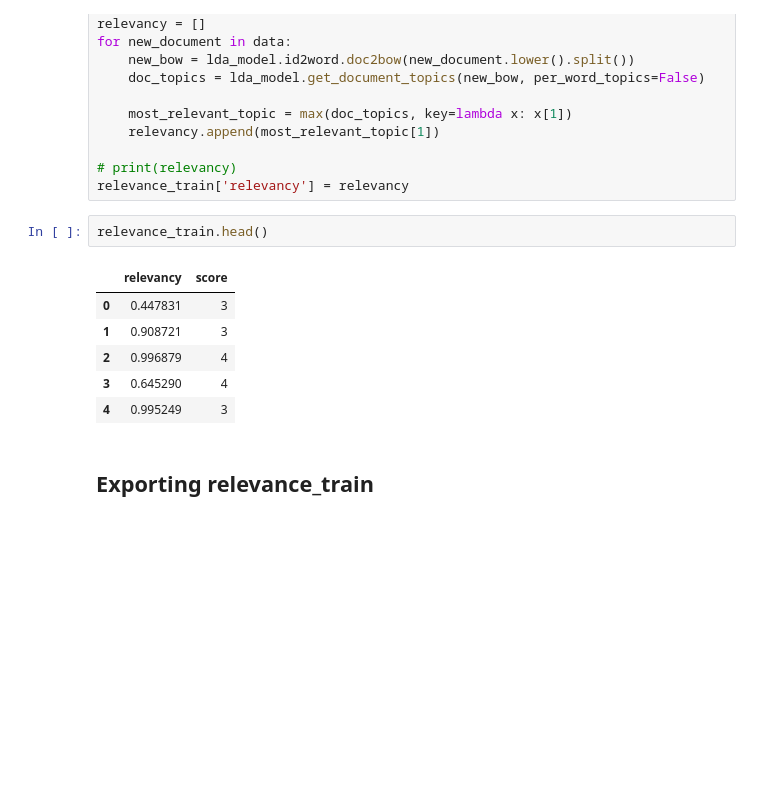
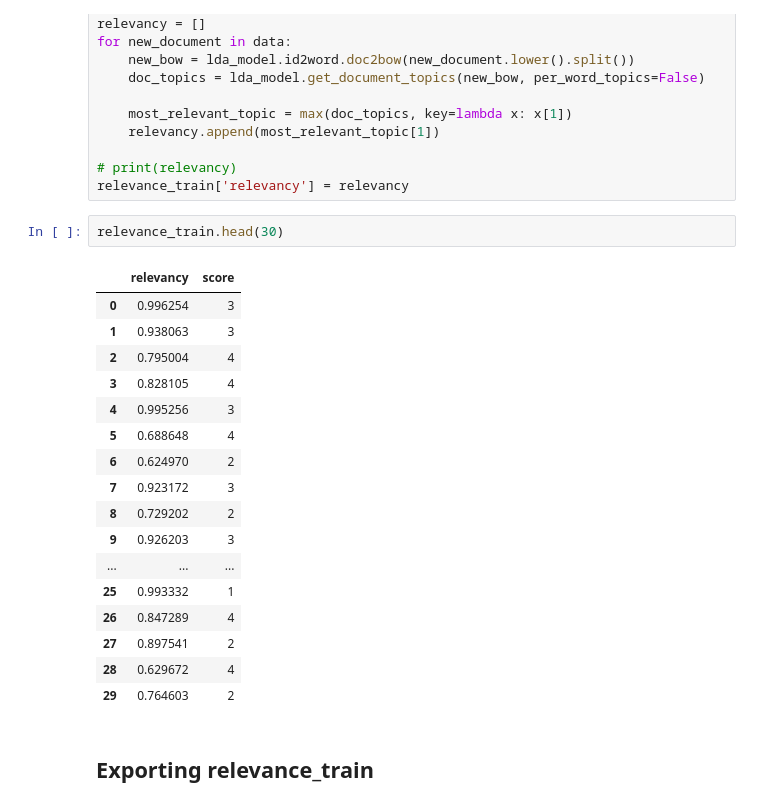
Before and after one commit to Hindol19/AES-Kaggle, a Jupyter notebook: Main/topic_evaluation/topic.ipynb, the cells around one changed output. Cells and saved outputs as stored; diff of their text form; blank space fills up the shorter version.

```diff
--- a/Main/topic_evaluation/topic.ipynb
+++ b/Main/topic_evaluation/topic.ipynb
@@ -222,14 +222,25 @@ for new_document in data:
 # print(relevancy)
 relevance_train['relevancy'] = relevancy
 # %%
-relevance_train.head()
+relevance_train.head(30)
 # %% [output]
 |  | relevancy | score |
-| 0 | 0.447831 | 3 |
-| 1 | 0.908721 | 3 |
-| 2 | 0.996879 | 4 |
-| 3 | 0.645290 | 4 |
-| 4 | 0.995249 | 3 |
+| 0 | 0.996254 | 3 |
+| 1 | 0.938063 | 3 |
+| 2 | 0.795004 | 4 |
+| 3 | 0.828105 | 4 |
+| 4 | 0.995256 | 3 |
+| 5 | 0.688648 | 4 |
+| 6 | 0.624970 | 2 |
+| 7 | 0.923172 | 3 |
+| 8 | 0.729202 | 2 |
+| 9 | 0.926203 | 3 |
+| ... | ... | ... |
+| 25 | 0.993332 | 1 |
+| 26 | 0.847289 | 4 |
+| 27 | 0.897541 | 2 |
+| 28 | 0.629672 | 4 |
+| 29 | 0.764603 | 2 |
 # %% [markdown]
 <h2>Exporting relevance_train</h2>
 # %%
```
Also changed, not shown: parts of 4 cells of this notebook, 3 other files.
